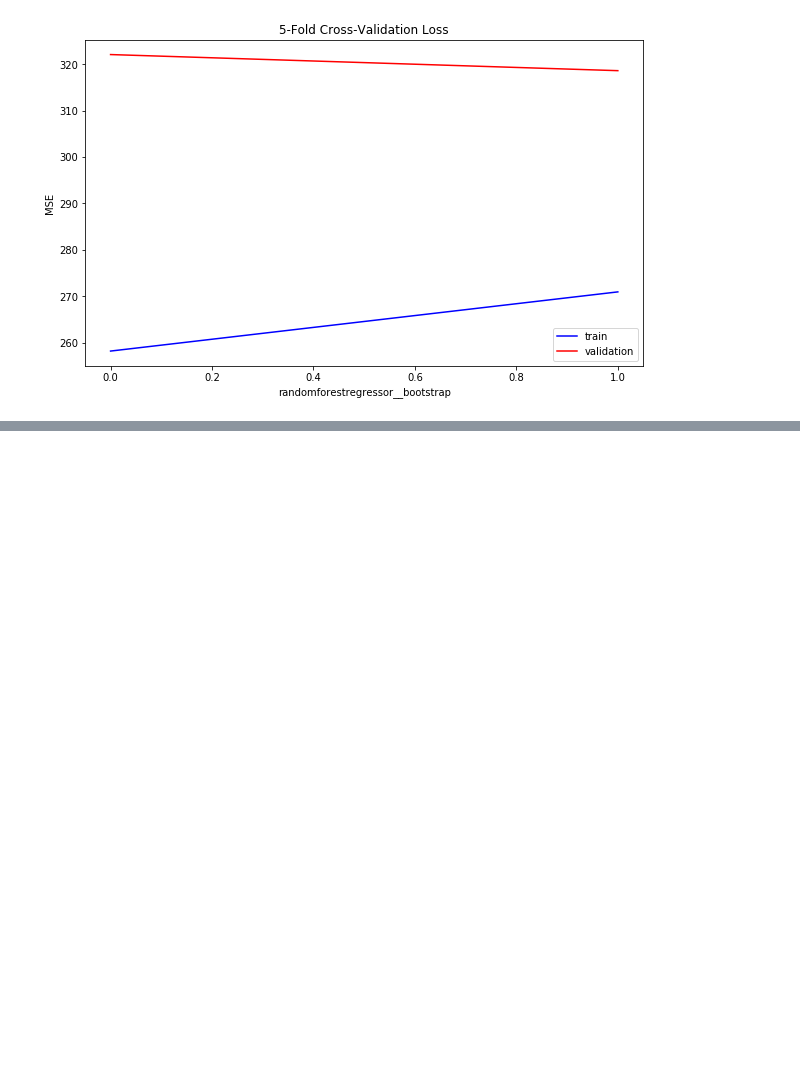
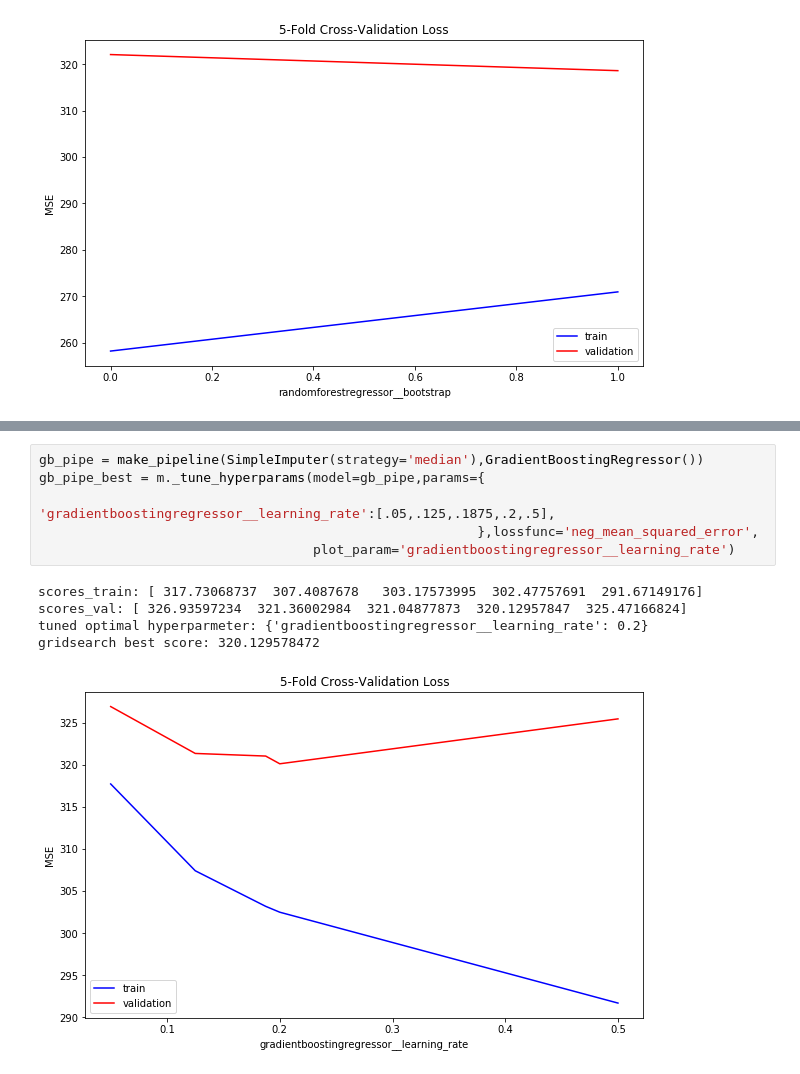
Before and after one commit to JeffreyTsaiProjects/SalaryPrediction, a Jupyter notebook: TuneEstimators.ipynb, the cells around one changed output, grey strips where cells are left out. Saved outputs shown, nothing was run; the diff lists cells and outputs as text; blank space fills up the shorter version.

Commit message:
completed RandomForestRegressor and GradientBoostingRegressor tuning

```diff
--- a/TuneEstimators.ipynb
+++ b/TuneEstimators.ipynb
@@ -364,0 +374,12 @@ gridsearch best score: 318.609649411
+# %%
+gb_pipe = make_pipeline(SimpleImputer(strategy='median'),GradientBoostingRegressor())
+gb_pipe_best = m._tune_hyperparams(model=gb_pipe,params={
+                                                         'gradientboostingregressor__learning_rate':[.05,.125,.1875,.2,.5],
+                                                        },lossfunc='neg_mean_squared_error',
+                                   plot_param='gradientboostingregressor__learning_rate')
+# %% [output]
+scores_train: [ 317.73068737  307.4087678   303.17573995  302.47757691  291.67149176]
+scores_val: [ 326.93597234  321.36002984  321.04877873  320.12957847  325.47166824]
+tuned optimal hyperparmeter: {'gradientboostingregressor__learning_rate': 0.2}
+gridsearch best score: 320.129578472
+[figure, added]
```
Also changed, not shown: parts of 25 cells of this notebook.
